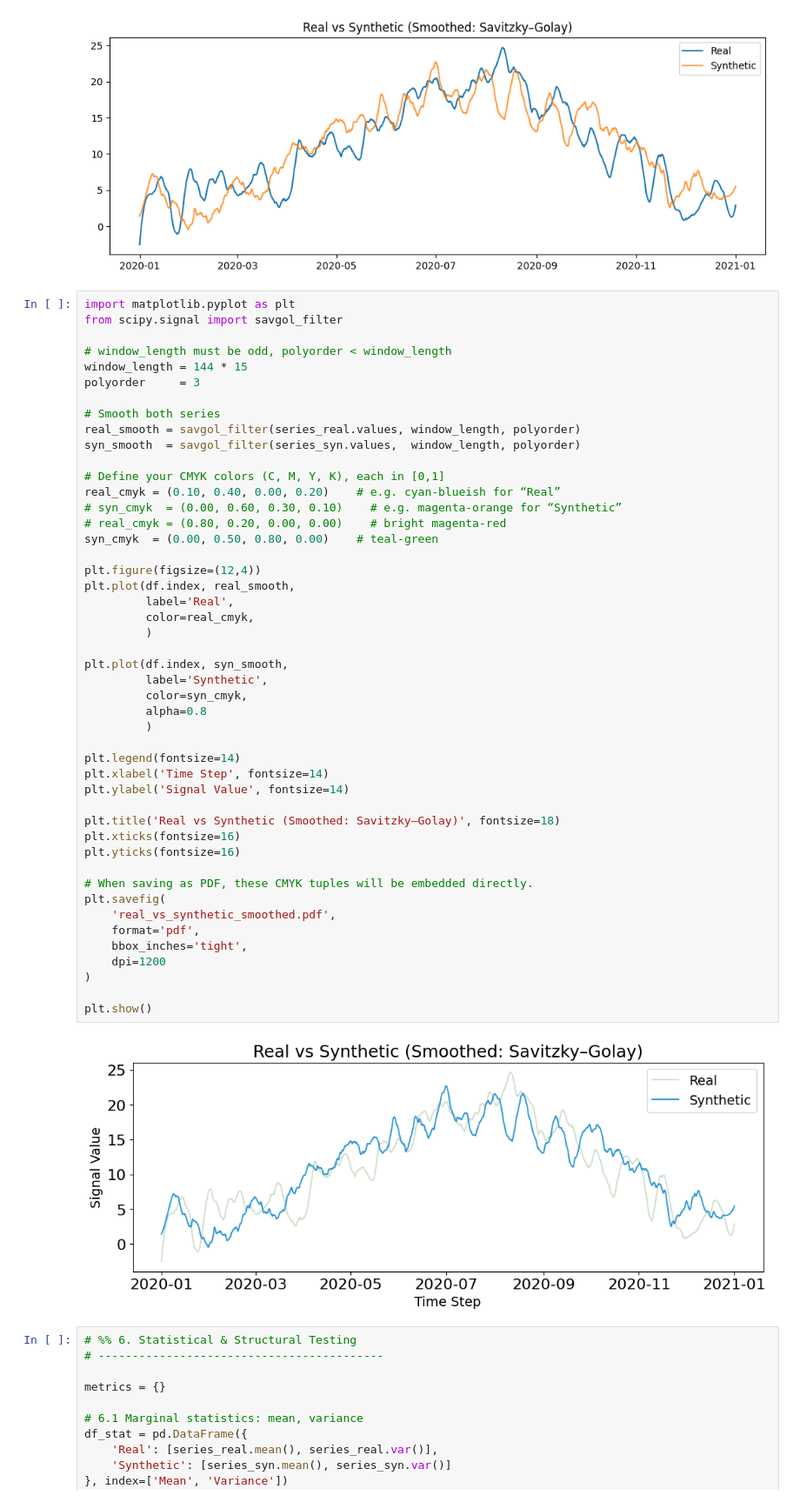
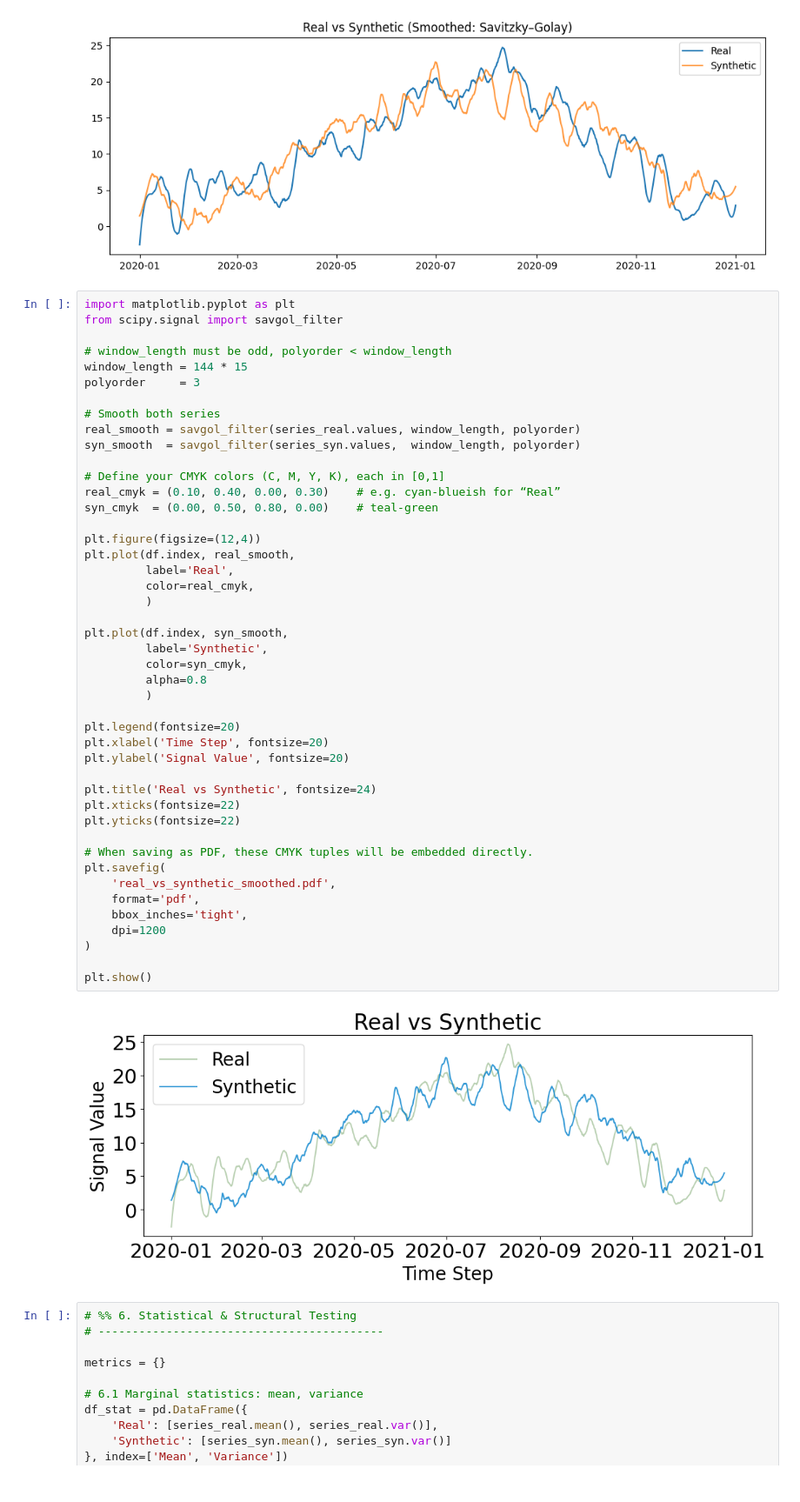
Before and after one commit to DahaoTang/AAAI-26-Optimal-TSF-Lookback-Horizon, a Jupyter notebook: SDG.ipynb, the cells around one changed output. Shown at 87% size. Drawn from its saved outputs; the diff is of its cells as text.

Commit message:
image updated

```diff
--- a/SDG.ipynb
+++ b/SDG.ipynb
@@ -185,43 +185,41 @@ polyorder     = 3
 real_smooth = savgol_filter(series_real.values, window_length, polyorder)
 syn_smooth  = savgol_filter(series_syn.values,  window_length, polyorder)
 
 # Define your CMYK colors (C, M, Y, K), each in [0,1]
-real_cmyk = (0.10, 0.40, 0.00, 0.20)    # e.g. cyan-blueish for “Real”
-# syn_cmyk  = (0.00, 0.60, 0.30, 0.10)    # e.g. magenta-orange for “Synthetic”
-# real_cmyk = (0.80, 0.20, 0.00, 0.00)    # bright magenta-red
+real_cmyk = (0.10, 0.40, 0.00, 0.30)    # e.g. cyan-blueish for “Real”
 syn_cmyk  = (0.00, 0.50, 0.80, 0.00)    # teal-green
 
 plt.figure(figsize=(12,4))
 plt.plot(df.index, real_smooth,
          label='Real',
          color=real_cmyk,
 		 )
 
 plt.plot(df.index, syn_smooth,
          label='Synthetic',
          color=syn_cmyk,
          alpha=0.8
 		 )
 
-plt.legend(fontsize=14)
-plt.xlabel('Time Step', fontsize=14)
-plt.ylabel('Signal Value', fontsize=14)
+plt.legend(fontsize=20)
+plt.xlabel('Time Step', fontsize=20)
+plt.ylabel('Signal Value', fontsize=20)
 
-plt.title('Real vs Synthetic (Smoothed: Savitzky–Golay)', fontsize=18)
-plt.xticks(fontsize=16)
-plt.yticks(fontsize=16)
+plt.title('Real vs Synthetic', fontsize=24)
+plt.xticks(fontsize=22)
+plt.yticks(fontsize=22)
 
 # When saving as PDF, these CMYK tuples will be embedded directly.
 plt.savefig(
     'real_vs_synthetic_smoothed.pdf',
     format='pdf',
     bbox_inches='tight',
     dpi=1200
 )
 
 plt.show()
 # %% [output]
-[figure, old version]
+[figure, new version]
 # %%
 # %% 6. Statistical & Structural Testing
 # ------------------------------------------
```
Also changed, not shown: 1 other file.
